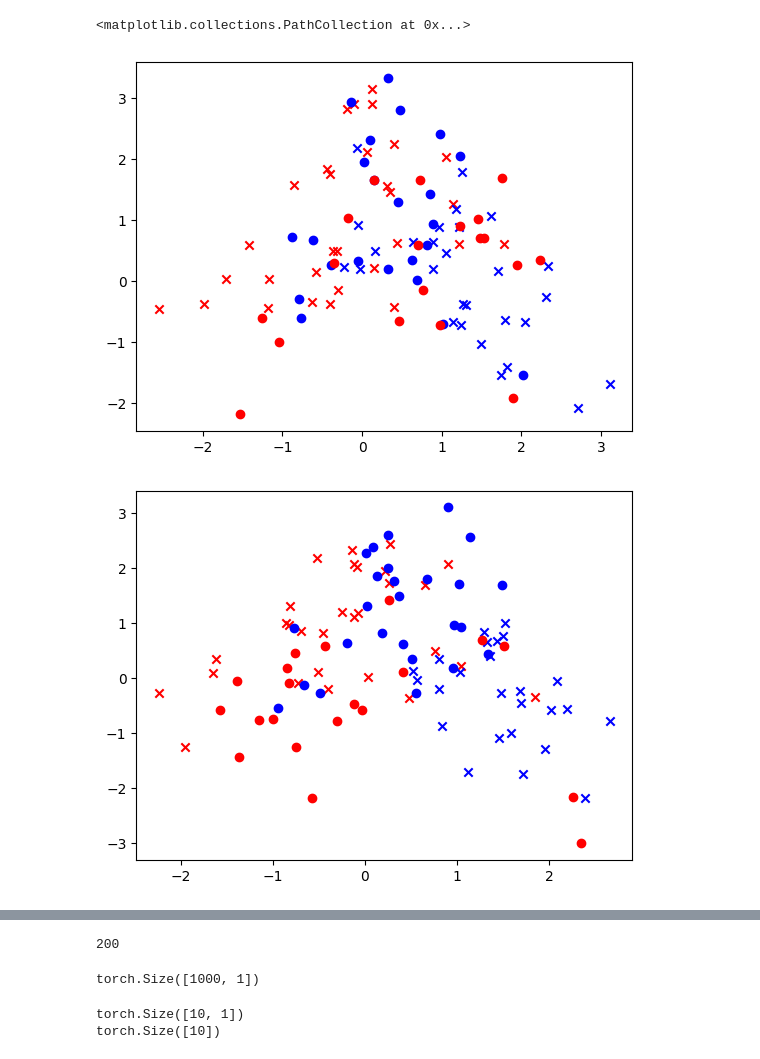
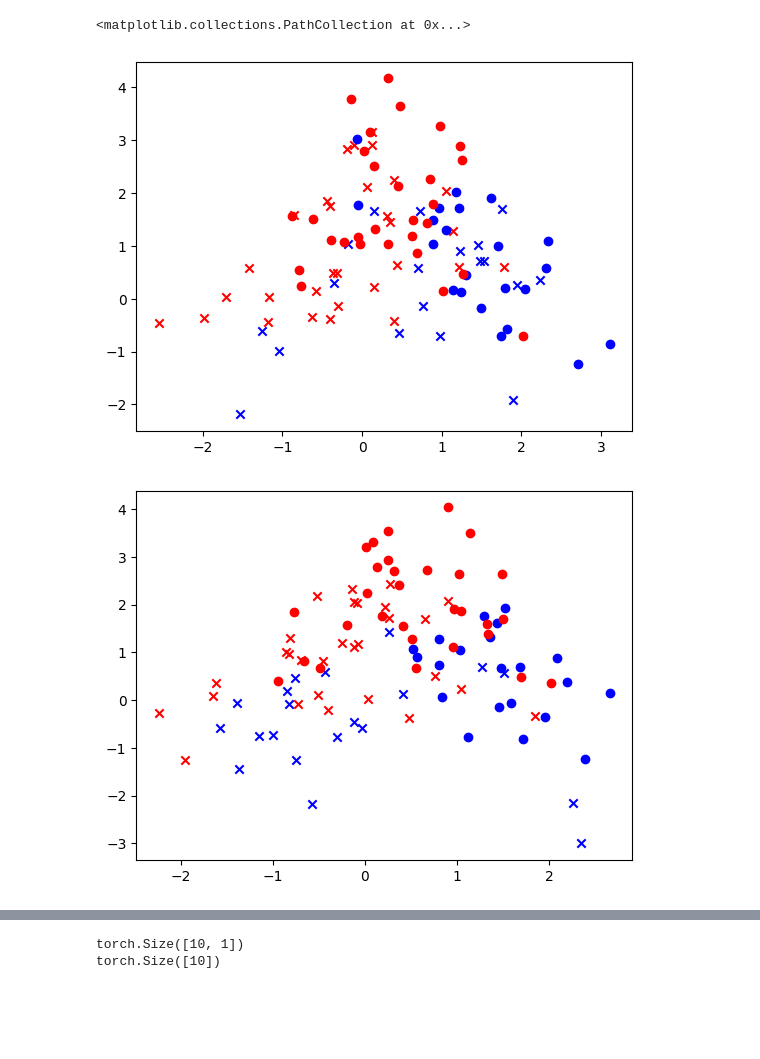
Before and after one commit to francisco-gumucio/SCARF, a Jupyter notebook: SimLoan/src/toy_data_gen.ipynb, the cells around one changed output, grey strips where cells are left out. Saved outputs shown, nothing was run; the diff lists cells and outputs as text; code cells hidden in the pictures; blank space fills up the shorter version.

```diff
--- a/SimLoan/src/toy_data_gen.ipynb
+++ b/SimLoan/src/toy_data_gen.ipynb
@@ -211,7 +211,7 @@ def gen_initial_data(n, seed = 0):
     torch.manual_seed(seed)
     s0 = torch.bernoulli(torch.empty(n,1).uniform_(0,1)).numpy()
     x0 = np.random.randn(n, 1) + np.sin(s0)
-    z0 = np.cos(x0) + np.random.randn(n, 1)
+    z0 = np.cos(x0) + np.random.randn(n, 1) + np.sin(s0)
     y = torch.bernoulli(torch.from_numpy(1 /(1+  np.exp(-x0 +z0))))
     return torch.from_numpy(s0), to_tensor(x0, z0), y
 
@@ -237,7 +237,7 @@ def sequential_data(s0, x0, y0, seq_len, hiddens, l, seed=0):
         delta_y = prevy*loss
         for j in range(n):
             nx[j] = np.random.randn() + np.sin(s0[j]) + l*(prevx[j][0] - int(delta_y[j]))
-            nz[j] = np.cos(nx[j]) + np.random.randn() + l*(prevx[j][1] - int(delta_y[j]))
+            nz[j] = np.cos(nx[j]) + np.random.randn() + np.sin(s0[j])  + l*(prevx[j][1] - int(delta_y[j]))
         ny = torch.bernoulli(torch.from_numpy(1 /(1+  np.exp(-nx +nz))))
         prevx = to_tensor(nx, nz)
         x = torch.cat((x, prevx),0)
@@ -279,9 +279,9 @@ fig_start = plt.figure()
 ax = fig_start.gca()
 
 ax.scatter(x00, z00, marker = 'x', color = 'red')
-ax.scatter(x10, z10, marker = 'o', color = 'blue')
-ax.scatter(x11, z11, marker = 'x', color = 'blue')
-ax.scatter(x01, z01, marker = 'o', color = 'red')
+ax.scatter(x11, z11, marker = 'o', color = 'blue')
+ax.scatter(x01, z01, marker = 'x', color = 'blue')
+ax.scatter(x10, z10, marker = 'o', color = 'red')
 
 x01 = []
 z01 = []
@@ -311,42 +311,42 @@ fig_3 = plt.figure()
 ax3 = fig_3.gca()
 
 ax3.scatter(x00, z00, marker = 'x', color = 'red')
-ax3.scatter(x10, z10, marker = 'o', color = 'blue')
-ax3.scatter(x11, z11, marker = 'x', color = 'blue')
-ax3.scatter(x01, z01, marker = 'o', color = 'red')
+ax3.scatter(x11, z11, marker = 'o', color = 'blue')
+ax3.scatter(x01, z01, marker = 'x', color = 'blue')
+ax3.scatter(x10, z10, marker = 'o', color = 'red')
 
 x01 = []
 z01 = []
 z00 = []
 x00 = []
 x10 = []
 z10 = []
 x11 = []
 z11 = []
 
 for i in range(900, 1000):
     if y[i] == 1 and s_temp[i % 100] == 1:
         x11.append(x[i][0])
         z11.append(x[i][1])
     elif y[i] == 1 and s_temp[i % 100] == 0:
         x01.append(x[i][0])
         z01.append(x[i][1])
     elif y[i] == 0 and s_temp[i % 100] == 1:
         x10.append(x[i][0])
         z10.append(x[i][1])
     else:
         x00.append(x[i][0])
         z00.append(x[i][1])
 
 
 fig_f = plt.figure()
 axf = fig_f.gca()
 
 axf.scatter(x00, z00, marker = 'x', color = 'red')
-axf.scatter(x10, z10, marker = 'o', color = 'blue')
-axf.scatter(x11, z11, marker = 'x', color = 'blue')
-axf.scatter(x01, z01, marker = 'o', color = 'red')
+axf.scatter(x11, z11, marker = 'o', color = 'blue')
+axf.scatter(x01, z01, marker = 'x', color = 'blue')
+axf.scatter(x10, z10, marker = 'o', color = 'red')
 # %% [output]
 <matplotlib.collections.PathCollection at 0x...>
-[figure, old version]
+[figure, new version]
-[figure, old version]
+[figure, new version]
@@ -354,11 +354,3 @@ axf.scatter(x01, z01, marker = 'o', color = 'red')
-# %%
-print(len(x00) + len(x01) + len(x10) + len(x11))
-# %% [output]
-200
-# %%
-print(y.shape)
-# %% [output]
-torch.Size([1000, 1])
 # %%
 
 x = np.array(x, dtype=np.float32).reshape((100, seq_len, 2))
```
Also changed, not shown: parts of 4 cells of this notebook.
